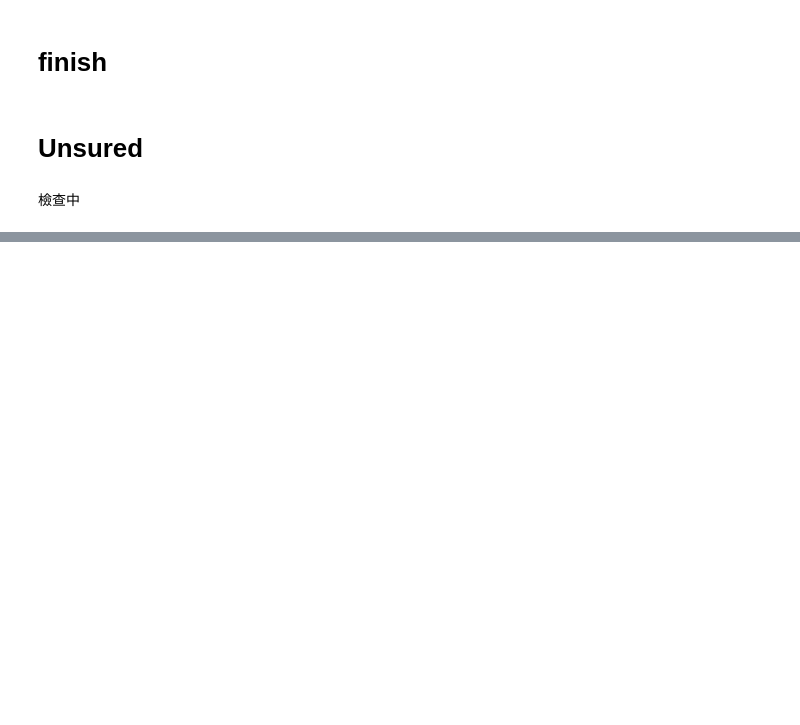
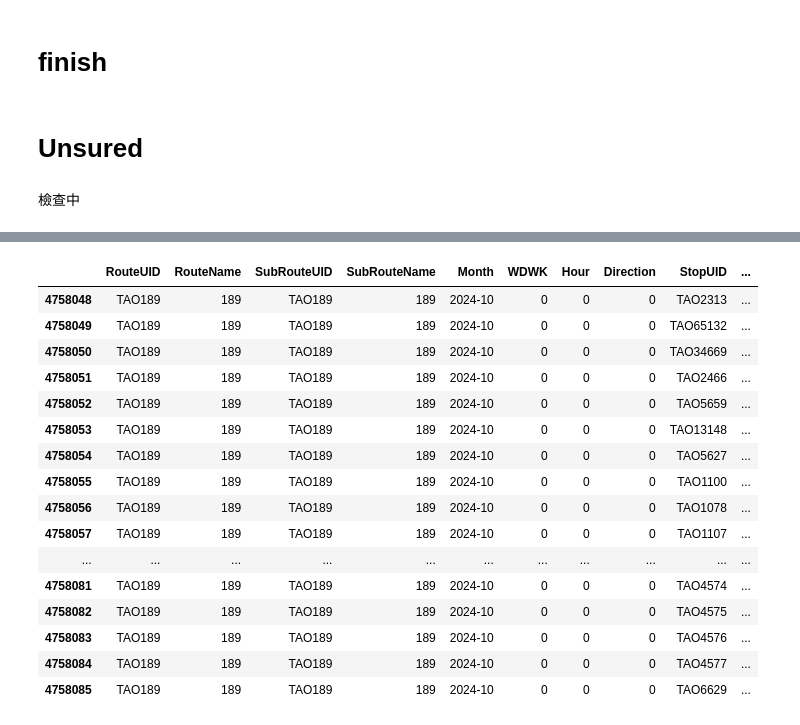
Before and after one commit to KaiChiehKJ/THI-6800-BusTicket, a Jupyter notebook: 03_TicketAnalysisCode.ipynb, the cells around one changed output, grey strips where cells are left out. Cells and saved outputs as stored; diff of their text form; code cells hidden in the pictures; blank space fills up the shorter version.

```diff
--- a/03_TicketAnalysisCode.ipynb
+++ b/03_TicketAnalysisCode.ipynb
@@ -1064,0 +1144,23 @@ df_hourseq = seq_withhour(monthlist=['2024-10', '2024-11'])
+# %%
+df_hourseq[(df_hourseq['Month'] == '2024-10') & (df_hourseq['WDWK'] ==  0 ) & (df_hourseq['Hour'] == 0) &
+           (df_hourseq['RouteUID'] == 'TAO189') &
+        #    (df_hourseq['StopSequence'] == 39) &
+           (df_hourseq['Direction'] == 0)]
+# %% [output]
+|  | RouteUID | RouteName | SubRouteUID | SubRouteName | Month | WDWK | Hour | Direction | StopUID | ... |
+| 4758048 | TAO189 | 189 | TAO189 | 189 | 2024-10 | 0 | 0 | 0 | TAO2313 | ... |
+| 4758049 | TAO189 | 189 | TAO189 | 189 | 2024-10 | 0 | 0 | 0 | TAO65132 | ... |
+| 4758050 | TAO189 | 189 | TAO189 | 189 | 2024-10 | 0 | 0 | 0 | TAO34669 | ... |
+| 4758051 | TAO189 | 189 | TAO189 | 189 | 2024-10 | 0 | 0 | 0 | TAO2466 | ... |
+| 4758052 | TAO189 | 189 | TAO189 | 189 | 2024-10 | 0 | 0 | 0 | TAO5659 | ... |
+| 4758053 | TAO189 | 189 | TAO189 | 189 | 2024-10 | 0 | 0 | 0 | TAO13148 | ... |
+| 4758054 | TAO189 | 189 | TAO189 | 189 | 2024-10 | 0 | 0 | 0 | TAO5627 | ... |
+| 4758055 | TAO189 | 189 | TAO189 | 189 | 2024-10 | 0 | 0 | 0 | TAO1100 | ... |
+| 4758056 | TAO189 | 189 | TAO189 | 189 | 2024-10 | 0 | 0 | 0 | TAO1078 | ... |
+| 4758057 | TAO189 | 189 | TAO189 | 189 | 2024-10 | 0 | 0 | 0 | TAO1107 | ... |
+| ... | ... | ... | ... | ... | ... | ... | ... | ... | ... | ... |
+| 4758081 | TAO189 | 189 | TAO189 | 189 | 2024-10 | 0 | 0 | 0 | TAO4574 | ... |
+| 4758082 | TAO189 | 189 | TAO189 | 189 | 2024-10 | 0 | 0 | 0 | TAO4575 | ... |
+| 4758083 | TAO189 | 189 | TAO189 | 189 | 2024-10 | 0 | 0 | 0 | TAO4576 | ... |
+| 4758084 | TAO189 | 189 | TAO189 | 189 | 2024-10 | 0 | 0 | 0 | TAO4577 | ... |
+| 4758085 | TAO189 | 189 | TAO189 | 189 | 2024-10 | 0 | 0 | 0 | TAO6629 | ... |
```
Also changed, not shown: parts of 13 cells of this notebook.
